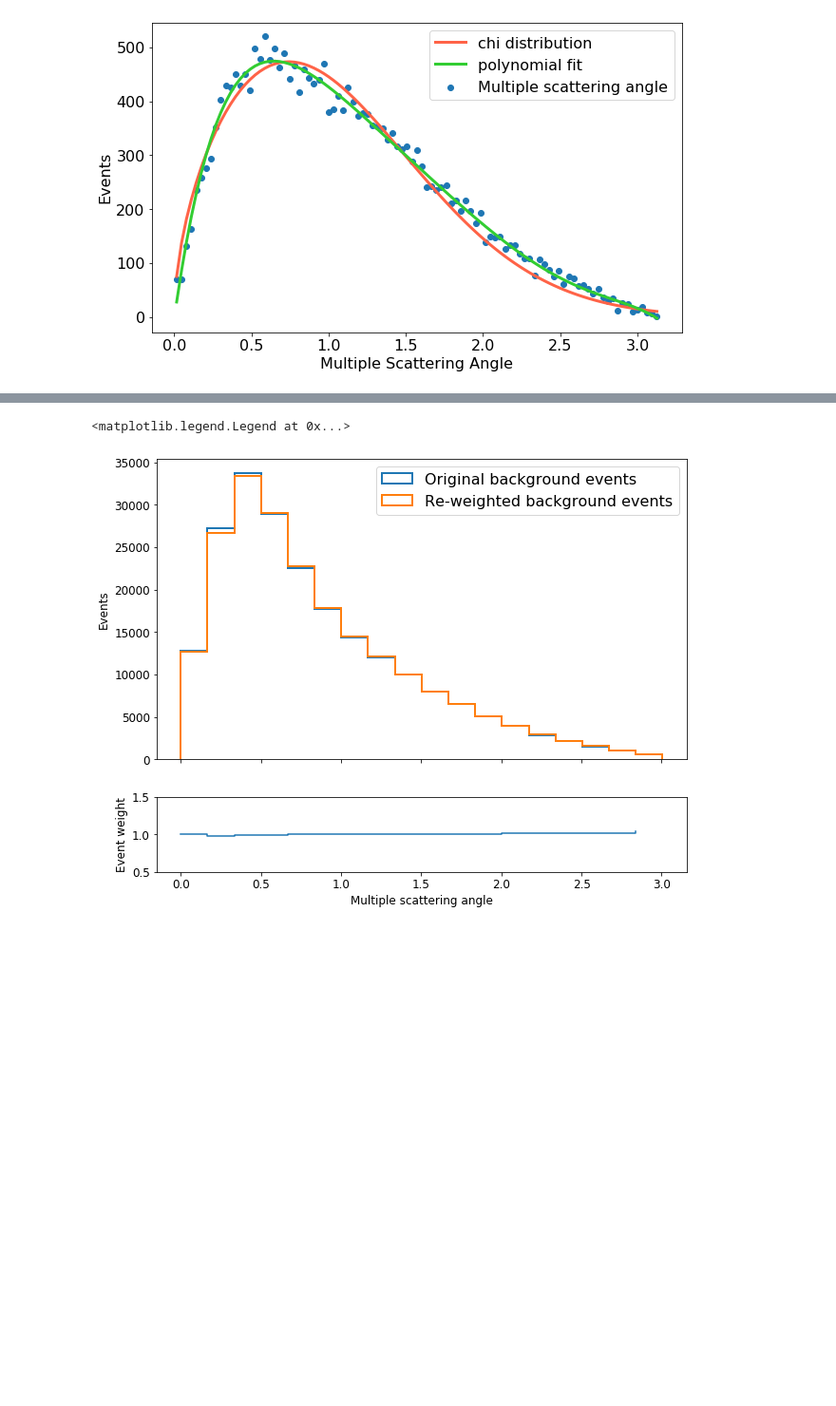
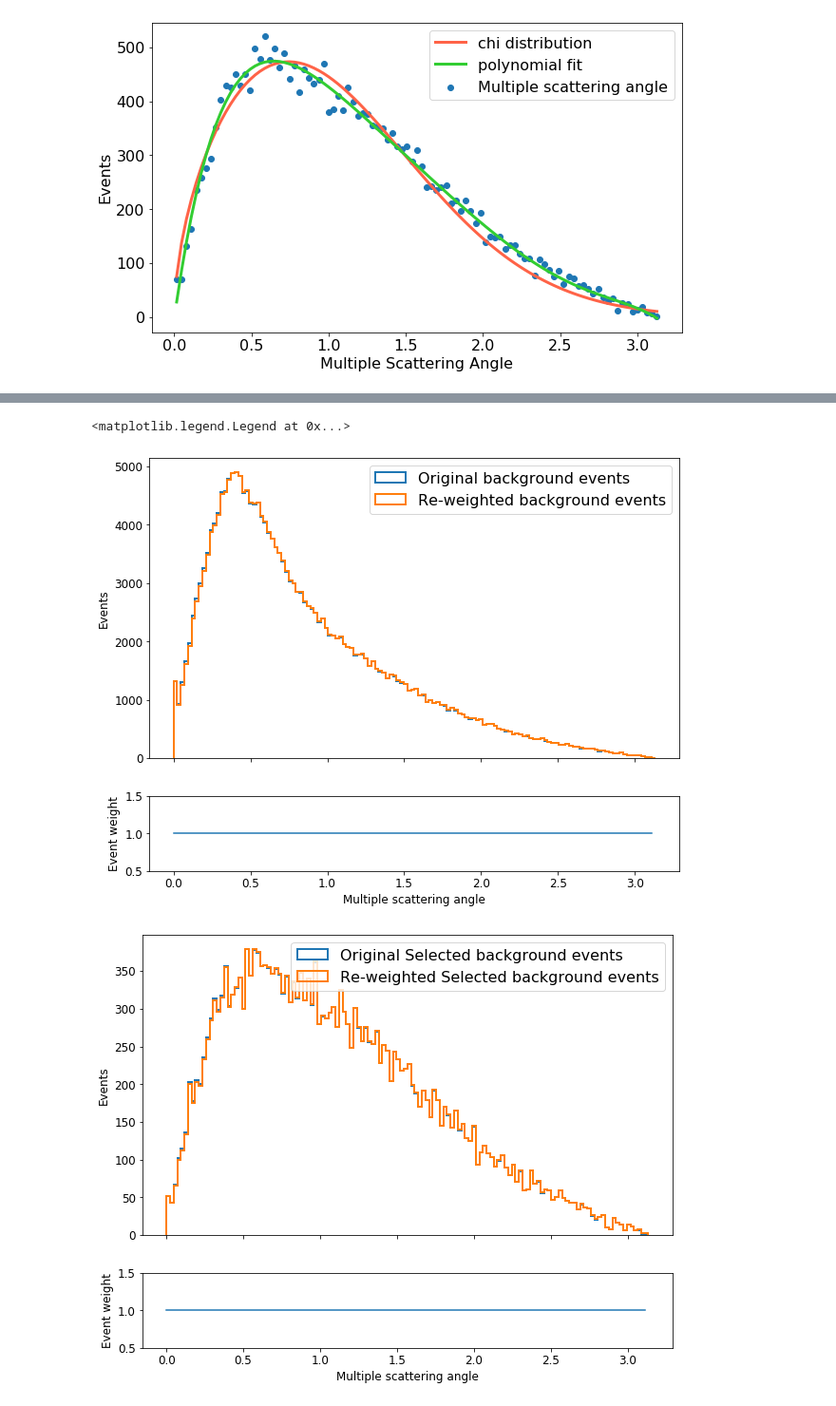
Before and after one commit to k-woodruff/bb2nu, a Jupyter notebook: bb2nu_BG_distribution.ipynb, the cells around one changed output, grey strips where cells are left out. Shown at 95% size. Drawn from its saved outputs; the diff is of its cells as text; code cells hidden in the pictures; blank space fills up the shorter version.

```diff
--- a/bb2nu_BG_distribution.ipynb
+++ b/bb2nu_BG_distribution.ipynb
@@ -405,7 +451,8 @@ The first for loop for selecting the sample size can be run as many times as is
 t0 = time.clock()
 #creating the matrix to hold the weights
 sample_size = 3000
-weight_all = np.zeros((sample_size,len(df_particles_selection['n_brems'])))
+weight_all = np.zeros((sample_size,len(df_particles['n_brems'])))
+weight_all_selection = np.zeros((sample_size,len(df_particles_selection['n_brems'])))
 
 #Begin for loop that calculates the weights for each randomly selected uncertainty from 1% - 10% and randomly selected bin width from .2 to 2
 for j in range(0,sample_size):
@@ -421,8 +468,11 @@ for j in range(0,sample_size):
         df_particles_selection.loc[eslice, 'weight'] = np.exp(-(rate1-rate0))*(rate1/rate0)**df_particles_selection[eslice]['n_brems']
 
     #stores the weights for an uncertainty
-    weight_all[j] = df_particles_selection['weight']
+    weight_all[j] = df_particles['weight']
+    weight_all_selection[j] = df_particles_selection['weight']
 
 t1 = time.clock()-t0
 print('Time Elapsed:', t1)
+eplot(df_particles['reco_energy'], weight_all, sample_size, 'brems (All)')
+eplot(df_particles_selection['reco_energy'], weight_all_selection, sample_size, 'brems (Selected)')
 # %% [output]
@@ -549,12 +547,13 @@ plt.legend(loc = 'upper right', fontsize=16)
 fig, ax = plt.subplots(nrows=2, figsize=(10,8), sharex=True, gridspec_kw={'height_ratios': [4, 1]})
 
 sample_size = 100
+weight_mcs_all = np.zeros((sample_size,len(df_particles['mcs_angle'])))
+weight_mcs_all_selection = np.zeros((sample_size,len(df_particles_selection['mcs_angle'])))
+
 
 for j in range(0,sample_size):
     syst_unc = np.random.normal(0, 0.1)
-    bin_width = np.random.uniform()*(.05-.2)+.2
-#     syst_unc = 0.05
-#     bin_width = 0.01
+    bin_width = np.random.uniform()*(.05-.01)+.01
 
     mcsbins = np.arange(0, 3.15, bin_width)
 
@@ -570,22 +569,25 @@ for j in range(0,sample_size):
         bin_slice_select = (df_particles_selection['mcs_angle'] >= mcsbins[i])&(df_particles_selection['mcs_angle'] < mcsbins[i+1])
         if syst_unc > 0 and i != 0:
             df_particles.loc[bin_slice, 'weight_mcs'] = (1-syst_unc) + mcs_counts[i-1]/mcs_counts[i]*syst_unc
-            df_particles_selection.loc[bin_slice_select, 'weight_mcs'] = (1-syst_unc) + mcs_counts_select[i-1]/mcs_counts_select[i]*syst_unc
-            weight_vec[i] = (1-syst_unc) + mcs_counts_select[i-1]/mcs_counts_select[i]*syst_unc
+            df_particles_selection.loc[bin_slice_select, 'weight_mcs'] = (1-syst_unc) + mcs_counts[i-1]/mcs_counts[i]*syst_unc
+            weight_vec[i] = (1-syst_unc) + mcs_counts[i-1]/mcs_counts[i]*syst_unc
         elif syst_unc <= 0 and i+1 != len(mcs_counts):
             df_particles.loc[bin_slice, 'weight_mcs'] = (1-syst_unc) + mcs_counts[i+1]/mcs_counts[i]*syst_unc
-            df_particles_selection.loc[bin_slice_select, 'weight_mcs'] = (1-syst_unc) + mcs_counts_select[i+1]/mcs_counts_select[i]*syst_unc
-            weight_vec[i] = (1-syst_unc) + mcs_counts_select[i-1]/mcs_counts_select[i]*syst_unc
+            df_particles_selection.loc[bin_slice_select, 'weight_mcs'] = (1-syst_unc) + mcs_counts[i+1]/mcs_counts[i]*syst_unc
+            weight_vec[i] = (1-syst_unc) + mcs_counts[i+1]/mcs_counts[i]*syst_unc
 
-weight_norm = len(df_particles)/df_particles['weight_mcs'].sum()
-weight_norm_select = len(df_particles_selection)/df_particles_selection['weight_mcs'].sum()
+    weight_norm = len(df_particles)/df_particles['weight_mcs'].sum()
+    weight_norm_select = len(df_particles_selection)/df_particles_selection['weight_mcs'].sum()
 
-df_particles['weight_mcs'] = df_particles['weight_mcs']*weight_norm
-df_particles_selection['weight_mcs'] = df_particles_selection['weight_mcs']*weight_norm_select
+    df_particles['weight_mcs'] = df_particles['weight_mcs']*weight_norm
+    df_particles_selection['weight_mcs'] = df_particles_selection['weight_mcs']*weight_norm_select
+
+    weight_mcs_all[j] = df_particles['weight_mcs']
+    weight_mcs_all_selection[j] = df_particles_selection['weight_mcs']
 
 ax[0].hist(df_particles['mcs_angle'], bins=mcsbins, histtype='step', lw=2, label='Original background events');
 
-ax[0].hist(df_particles['mcs_angle'], weights=df_particles['weight_mcs'], bins=mcsbins, histtype='step', lw=2, label='Re-weighted background events');
+ax[0].hist(df_particles['mcs_angle'], weights=weight_mcs_all.mean(0), bins=mcsbins, histtype='step', lw=2, label='Re-weighted background events');
 
 ax[1].step(mcsbins[:-1], weight_vec, where='post')
 
@@ -596,6 +598,22 @@ ax[1].set_xlabel('Multiple scattering angle', fontsize=12)
 ax[0].tick_params(which='major', axis='both', labelsize=12)
 ax[1].tick_params(which='major', axis='both', labelsize=12)
 ax[0].legend(loc='upper right', fontsize=16)
+
+fig, ax = plt.subplots(nrows=2, figsize=(10,8), sharex=True, gridspec_kw={'height_ratios': [4, 1]})
+
+ax[0].hist(df_particles_selection['mcs_angle'], bins=mcsbins, histtype='step', lw=2, label='Original Selected background events');
+
+ax[0].hist(df_particles_selection['mcs_angle'], weights=weight_mcs_all_selection.mean(0), bins=mcsbins, histtype='step', lw=2, label='Re-weighted Selected background events');
+
+ax[1].step(mcsbins[:-1], weight_vec, where='post')
+
+ax[1].set_ylim(0.5, 1.5)
+ax[0].set_ylabel('Events', fontsize=12)
+ax[1].set_ylabel('Event weight', fontsize=12)
+ax[1].set_xlabel('Multiple scattering angle', fontsize=12)
+ax[0].tick_params(which='major', axis='both', labelsize=12)
+ax[1].tick_params(which='major', axis='both', labelsize=12)
+ax[0].legend(loc='upper right', fontsize=16)
 # %% [output]
 A value is trying to be set on a copy of a slice from a DataFrame.
 Try using .loc[row_indexer,col_indexer] = value instead
@@ -605,6 +623,7 @@ See the caveats in the documentation: http://pandas.pydata.org/pandas-docs/stabl
 A value is trying to be set on a copy of a slice from a DataFrame.
 Try using .loc[row_indexer,col_indexer] = value instead
 
 See the caveats in the documentation: http://pandas.pydata.org/pandas-docs/stable/user_guide/indexing.html#returning-a-view-versus-a-copy
 <matplotlib.legend.Legend at 0x...>
-[figure, old version]
+[figure, new version]
+[figure, added]
```
Also changed, not shown: parts of 9 cells of this notebook.
